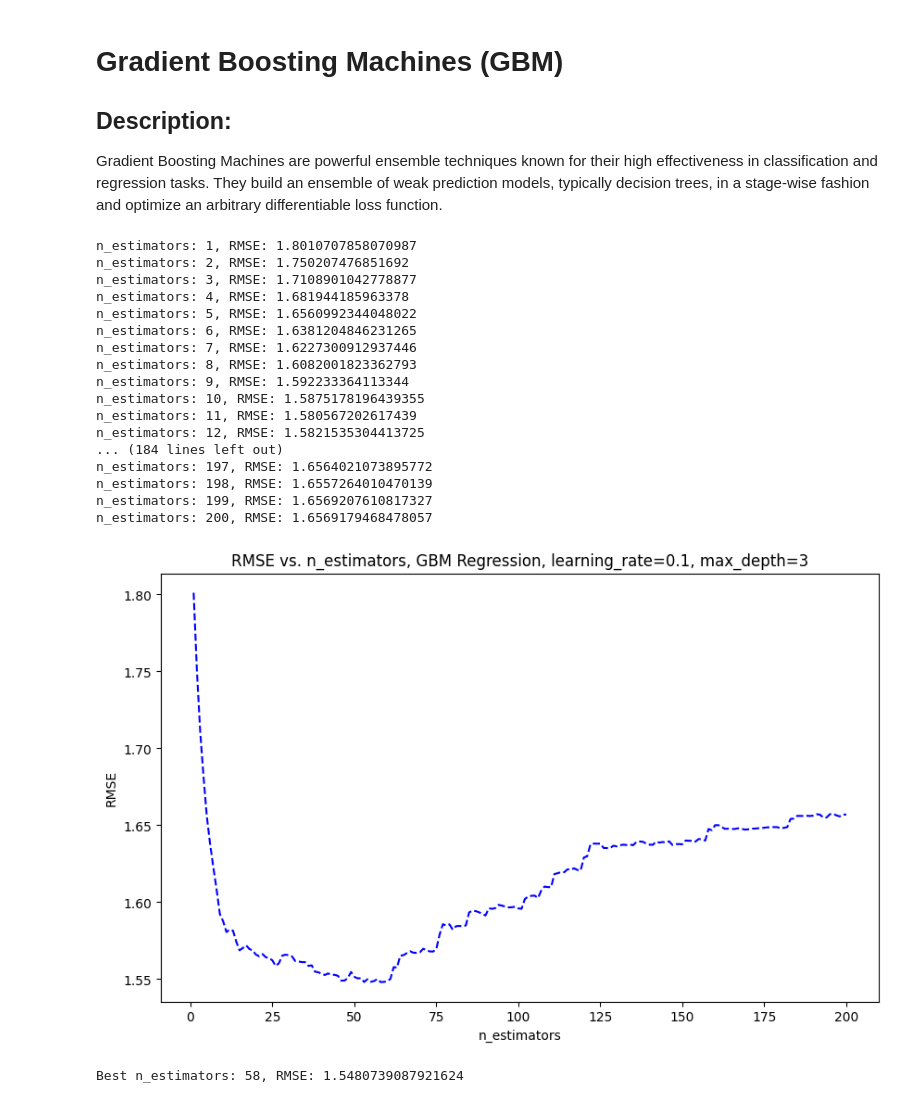
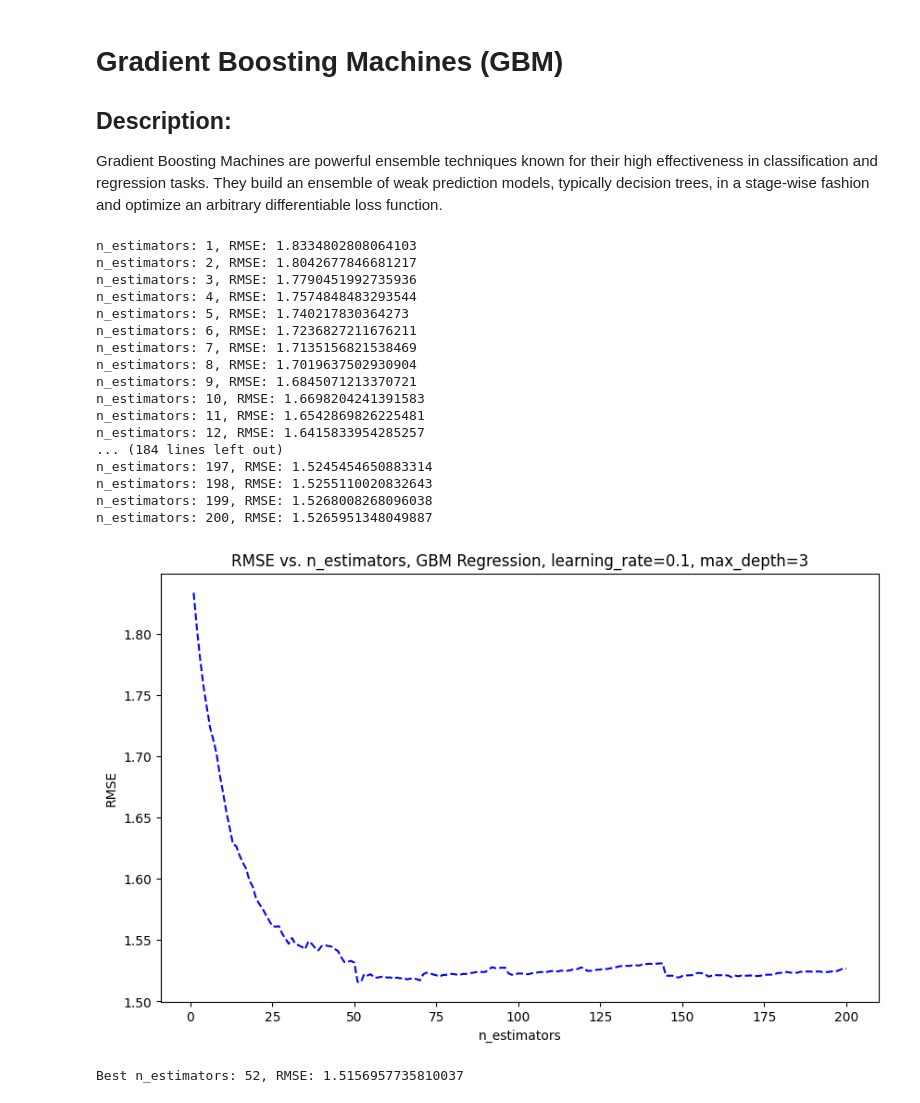
Before and after one commit to ChillinSoul/machineLearning, a Jupyter notebook: models/gbm.ipynb, the cells around one changed output. Drawn from its saved outputs; the diff is of its cells as text; code cells hidden in the pictures.

```diff
--- a/models/gbm.ipynb
+++ b/models/gbm.ipynb
@@ -15,58 +15,53 @@ data = pd.read_csv('../input/preprocessed_data.csv')
 import helper
+# %%
+
+X_train, X_test, y_train, y_test = helper.get_test_train_split()
 # %%
-
-data = helper.remove_outliers_z_score(data)
-X = data.drop('revenue', axis=1)
-y = data['revenue']
-y = y.apply(helper.revenue_log)
-
-# Split data into training and testing sets
-X_train, X_test, y_train, y_test = train_test_split(X, y, test_size=0.2, random_state=42)
 
 
 n_estimators = np.linspace(1, 200, 200, dtype=int)
 results = []
 best_estimator = 0
 best_rmse = 0
 
 if (1):
     for n in n_estimators:
         model = GradientBoostingRegressor(n_estimators=n, learning_rate=0.1, max_depth=3, random_state=42)
         model.fit(X_train, y_train)
         predictions = model.predict(X_test)
         mse = mean_squared_error(y_test, predictions)
         rmse = np.sqrt(mse)
         print(f'n_estimators: {n}, RMSE: {rmse}')
         results.append(rmse)
         if best_rmse == 0 or rmse < best_rmse:
             best_rmse = rmse
             best_estimator = n
 
     plt.figure(figsize=(10, 6))
     plt.plot(n_estimators, results, color='blue', linestyle='dashed', markersize=10)
     plt.title('RMSE vs. n_estimators, GBM Regression, learning_rate=0.1, max_depth=3')
     plt.xlabel('n_estimators')
     plt.ylabel('RMSE')
     plt.show()
     print(f'Best n_estimators: {best_estimator}, RMSE: {best_rmse}')
 # %% [output]
-n_estimators: 1, RMSE: 1.8010707858070987
-n_estimators: 2, RMSE: 1.750207476851692
-n_estimators: 3, RMSE: 1.7108901042778877
-n_estimators: 4, RMSE: 1.681944185963378
-n_estimators: 5, RMSE: 1.6560992344048022
-n_estimators: 6, RMSE: 1.6381204846231265
-n_estimators: 7, RMSE: 1.6227300912937446
-n_estimators: 8, RMSE: 1.6082001823362793
-n_estimators: 9, RMSE: 1.592233364113344
-n_estimators: 10, RMSE: 1.5875178196439355
-n_estimators: 11, RMSE: 1.580567202617439
-n_estimators: 12, RMSE: 1.5821535304413725
+n_estimators: 1, RMSE: 1.8334802808064103
+n_estimators: 2, RMSE: 1.8042677846681217
+n_estimators: 3, RMSE: 1.7790451992735936
+n_estimators: 4, RMSE: 1.7574848483293544
+n_estimators: 5, RMSE: 1.740217830364273
+n_estimators: 6, RMSE: 1.7236827211676211
+n_estimators: 7, RMSE: 1.7135156821538469
+n_estimators: 8, RMSE: 1.7019637502930904
+n_estimators: 9, RMSE: 1.6845071213370721
+n_estimators: 10, RMSE: 1.6698204241391583
+n_estimators: 11, RMSE: 1.6542869826225481
+n_estimators: 12, RMSE: 1.6415833954285257
 ... (184 lines left out)
-n_estimators: 197, RMSE: 1.6564021073895772
-n_estimators: 198, RMSE: 1.6557264010470139
-n_estimators: 199, RMSE: 1.6569207610817327
-n_estimators: 200, RMSE: 1.6569179468478057
+n_estimators: 197, RMSE: 1.5245454650883314
+n_estimators: 198, RMSE: 1.5255110020832643
+n_estimators: 199, RMSE: 1.5268008268096038
+n_estimators: 200, RMSE: 1.5265951348049887
-[figure, old version]
+[figure, new version]
-Best n_estimators: 58, RMSE: 1.5480739087921624
+Best n_estimators: 52, RMSE: 1.5156957735810037
 # %%
```
Also changed, not shown: parts of 2 cells of this notebook, 8 other files.
